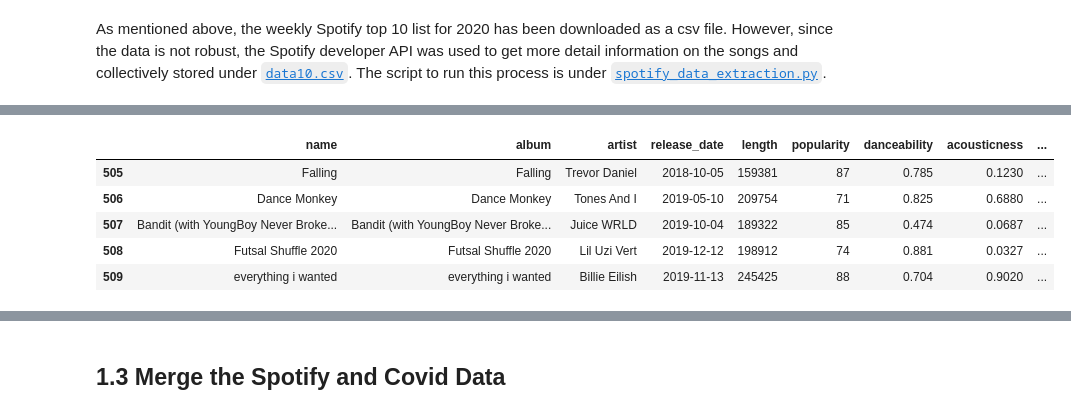
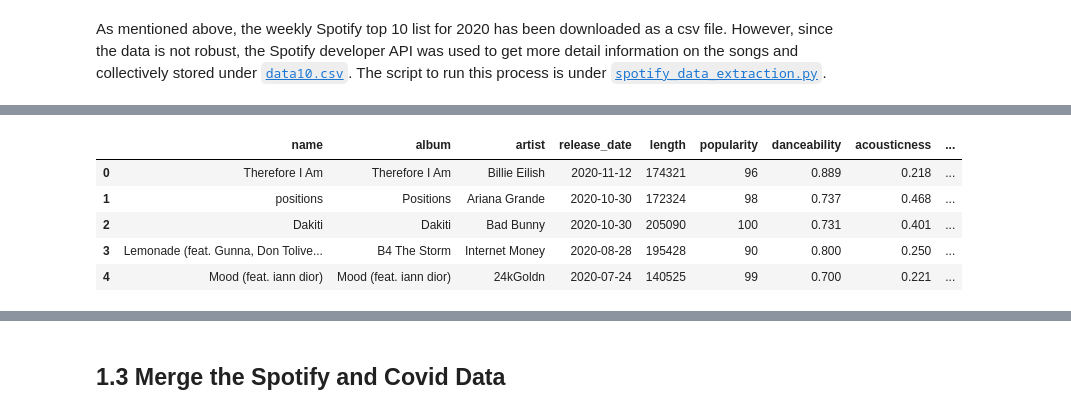
Before and after one commit to sonyal/COVIDSpotifyTrends, a Jupyter notebook: final.ipynb, the cells around one changed output, grey strips where cells are left out. Saved outputs shown, nothing was run; the diff lists cells and outputs as text; code cells hidden in the pictures.

```diff
--- a/final.ipynb
+++ b/final.ipynb
@@ -170,13 +170,13 @@ except:
 # %%
 spotify_data = pd.read_csv('data10.csv')
-spotify_data.tail()
+spotify_data.head()
 # %% [output]
 |  | name | album | artist | release_date | length | popularity | danceability | acousticness | ... |
-| 505 | Falling | Falling | Trevor Daniel | 2018-10-05 | 159381 | 87 | 0.785 | 0.1230 | ... |
-| 506 | Dance Monkey | Dance Monkey | Tones And I | 2019-05-10 | 209754 | 71 | 0.825 | 0.6880 | ... |
-| 507 | Bandit (with YoungBoy Never Broke... | Bandit (with YoungBoy Never Broke... | Juice WRLD | 2019-10-04 | 189322 | 85 | 0.474 | 0.0687 | ... |
-| 508 | Futsal Shuffle 2020 | Futsal Shuffle 2020 | Lil Uzi Vert | 2019-12-12 | 198912 | 74 | 0.881 | 0.0327 | ... |
-| 509 | everything i wanted | everything i wanted | Billie Eilish | 2019-11-13 | 245425 | 88 | 0.704 | 0.9020 | ... |
+| 0 | Therefore I Am | Therefore I Am | Billie Eilish | 2020-11-12 | 174321 | 96 | 0.889 | 0.218 | ... |
+| 1 | positions | Positions | Ariana Grande | 2020-10-30 | 172324 | 98 | 0.737 | 0.468 | ... |
+| 2 | Dakiti | Dakiti | Bad Bunny | 2020-10-30 | 205090 | 100 | 0.731 | 0.401 | ... |
+| 3 | Lemonade (feat. Gunna, Don Tolive... | B4 The Storm | Internet Money | 2020-08-28 | 195428 | 90 | 0.800 | 0.250 | ... |
+| 4 | Mood (feat. iann dior) | Mood (feat. iann dior) | 24kGoldn | 2020-07-24 | 140525 | 99 | 0.700 | 0.221 | ... |
 # %%
 spotify_data['start_date']  = pd.to_datetime(spotify_data['start_date'])
 
```
Also changed, not shown: parts of 41 cells of this notebook.
